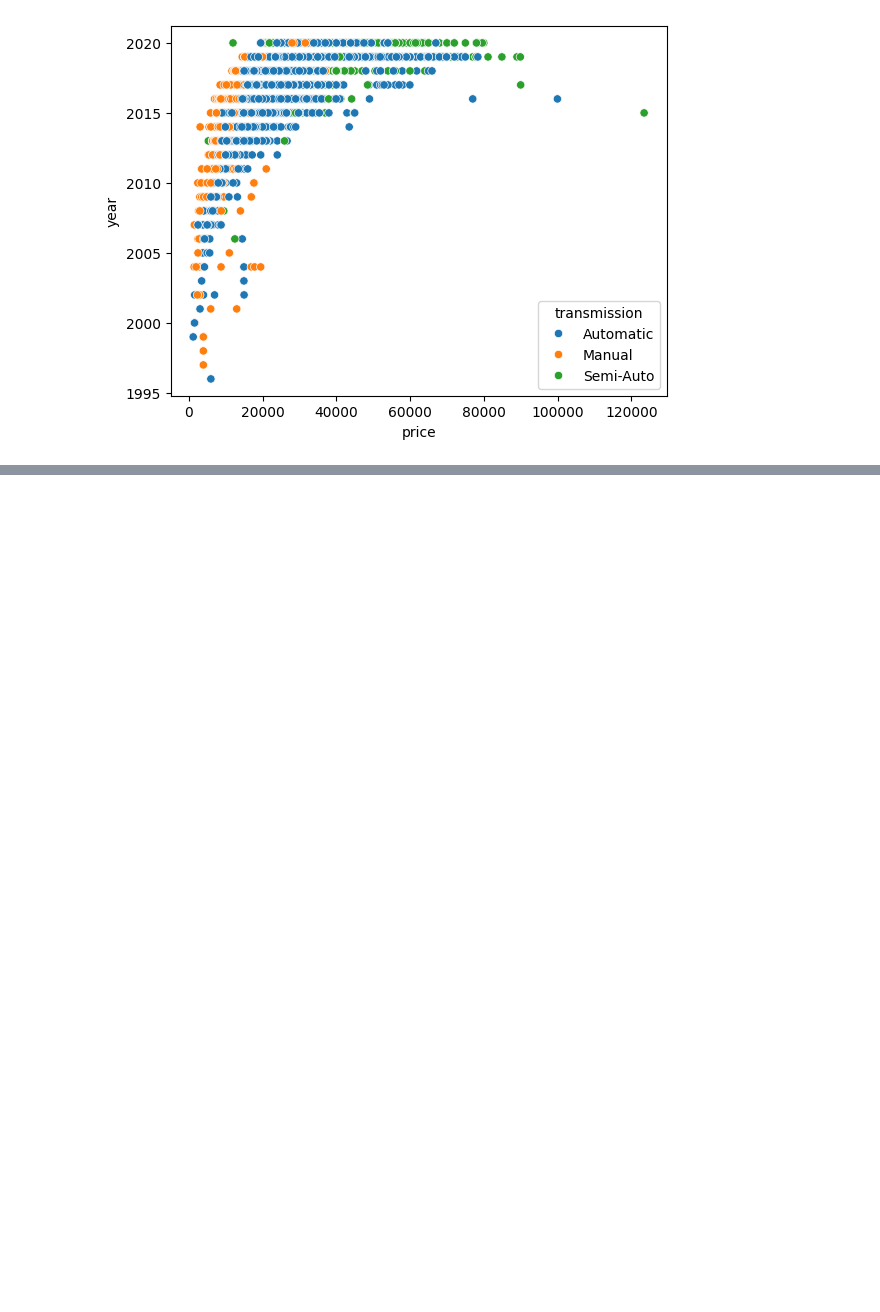
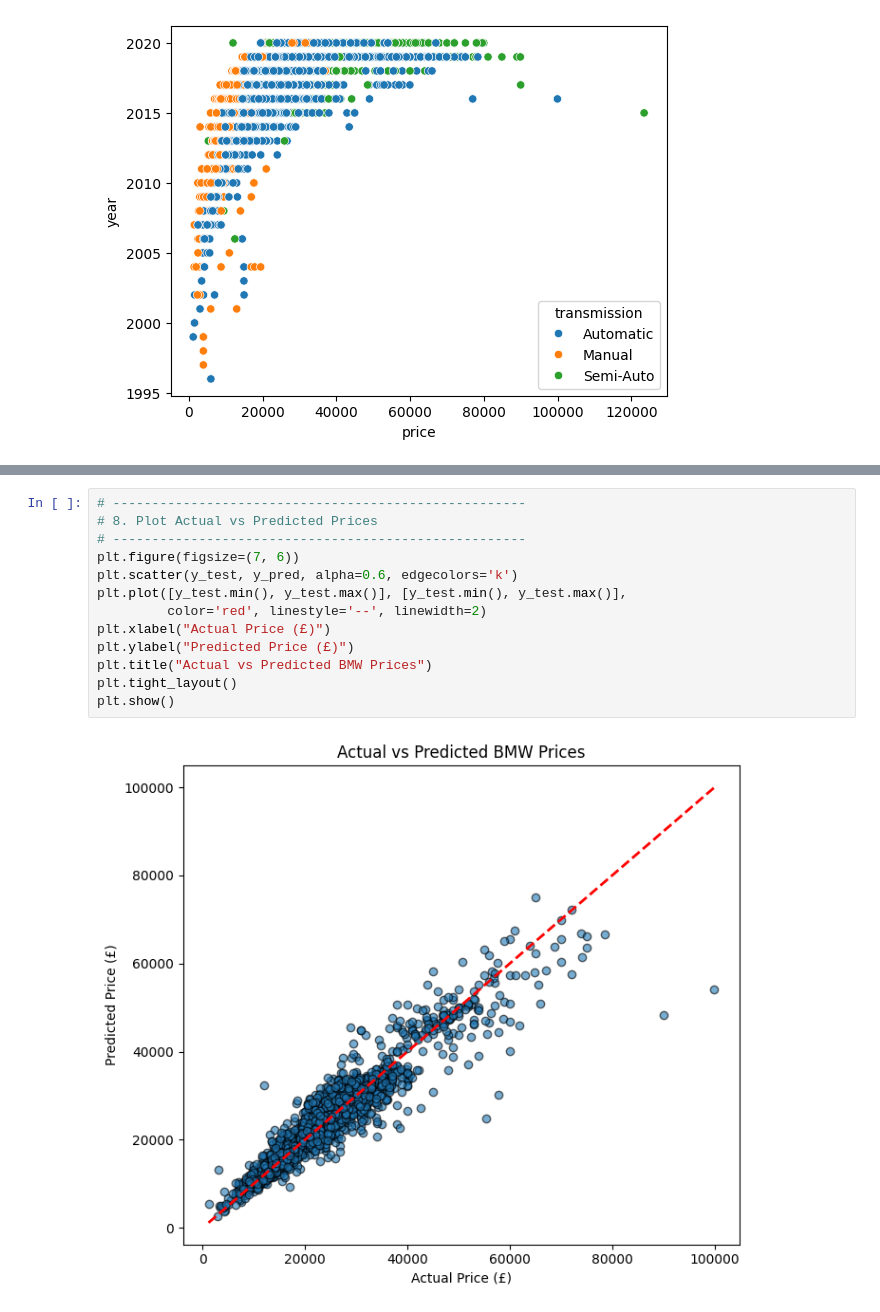
Before and after one commit to davidjayjackson/auto_bmw, a Jupyter notebook: bnw_eda.ipynb, the cells around one changed output, grey strips where cells are left out. Saved outputs shown, nothing was run; the diff lists cells and outputs as text; blank space fills up the shorter version.

```diff
--- a/bnw_eda.ipynb
+++ b/bnw_eda.ipynb
@@ -79,0 +481,15 @@ sns.scatterplot(x='price', y='year', data=bmw,hue='transmission')
+# %%
+# -----------------------------------------------------
+# 8. Plot Actual vs Predicted Prices
+# -----------------------------------------------------
+plt.figure(figsize=(7, 6))
+plt.scatter(y_test, y_pred, alpha=0.6, edgecolors='k')
+plt.plot([y_test.min(), y_test.max()], [y_test.min(), y_test.max()],
+         color='red', linestyle='--', linewidth=2)
+plt.xlabel("Actual Price (£)")
+plt.ylabel("Predicted Price (£)")
+plt.title("Actual vs Predicted BMW Prices")
+plt.tight_layout()
+plt.show()
+# %% [output]
+[figure, added]
```
Also changed, not shown: parts of 8 cells of this notebook, 1 other file.
